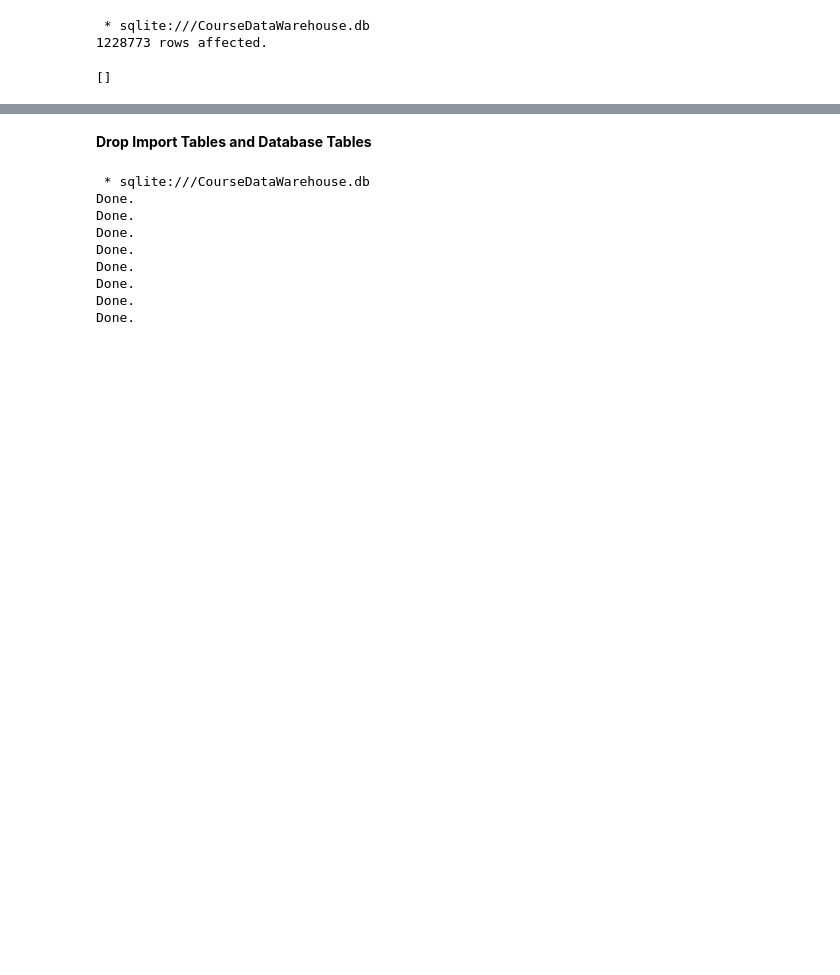
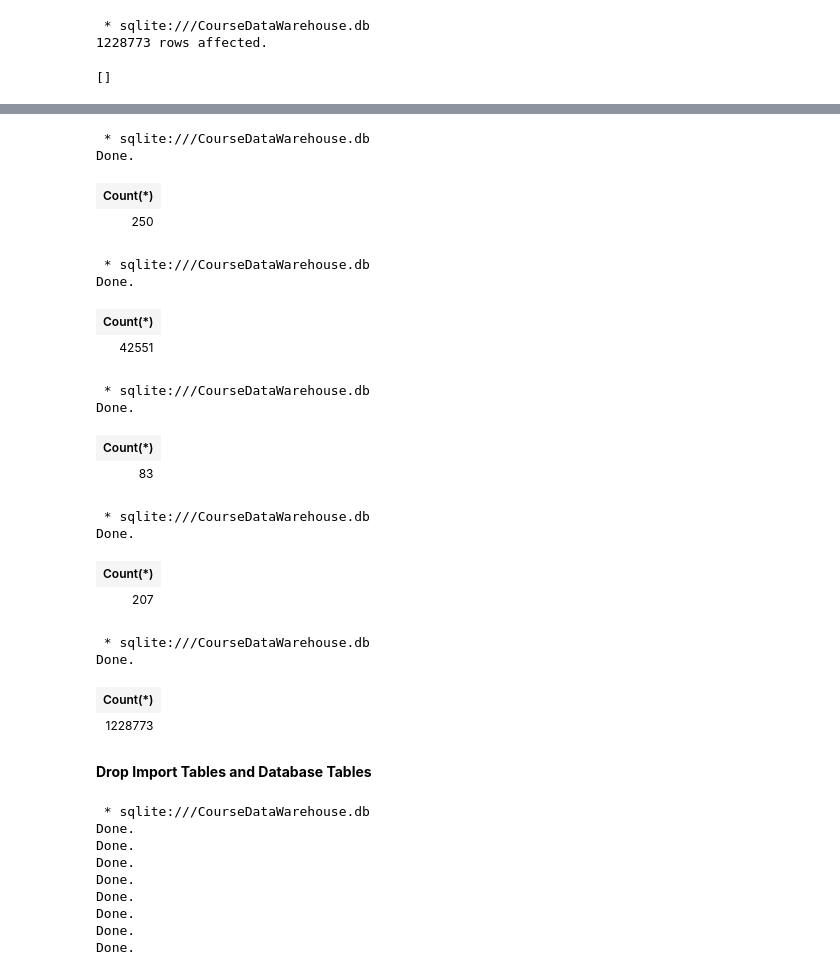
Before and after one commit to fairfield-university-ba-510-spring2019/final-project-team-new, a Jupyter notebook: Docs/CourseDataWarehouseETL.ipynb, the cells around one changed output, grey strips where cells are left out. Cells and saved outputs as stored; diff of their text form; code cells hidden in the pictures; blank space fills up the shorter version.

```diff
--- a/Docs/CourseDataWarehouseETL.ipynb
+++ b/Docs/CourseDataWarehouseETL.ipynb
@@ -444,6 +497,56 @@ Done.
 | 11628 | Winter2016 | David Gudelunas | Independent Study | DG | CO 0397 | None | None | 17 | None | 0 | ... |
 | 11629 | Winter2016 | William F. Vasquez Mazariegos | Independent Study | WVM | EC 0298 | None | None | 20 | None | 0 | ... |
 | 11630 | Winter2016 | Margaret A. Wills | General Studies Senior Project | MW | GS 0399 | None | None | 36 | None | 0 | ... |
+# %%
+%%sql
+-- Record Counts for Fees1
+SELECT Count(*) FROM Fees1 as 'FeeCount'
+   ;
+# %% [output]
+ * sqlite:///CourseDataWarehouse.db
+Done.
+| Count(*) |
+| 250 |
+# %%
+%%sql
+-- Record Counts for Meeting
+SELECT Count(*) FROM Meeting as 'MeetingCount'
+   ;
+# %% [output]
+ * sqlite:///CourseDataWarehouse.db
+Done.
+| Count(*) |
+| 42551 |
+# %%
+%%sql
+-- Record Counts for Program1
+SELECT Count(*) FROM Program1 as 'ProgramCount'
+   ;
+# %% [output]
+ * sqlite:///CourseDataWarehouse.db
+Done.
+| Count(*) |
+| 83 |
+# %%
+%%sql
+-- Record Counts for Location
+SELECT Count(*) FROM Location as 'LocationCount'
+   ;
+# %% [output]
+ * sqlite:///CourseDataWarehouse.db
+Done.
+| Count(*) |
+| 207 |
+# %%
+%%sql
+-- Record Counts for Course_Facts
+SELECT Count(*) FROM Course_Facts as 'FactsCount'
+   ;
+# %% [output]
+ * sqlite:///CourseDataWarehouse.db
+Done.
+| Count(*) |
+| 1228773 |
 # %% [markdown]
 **Drop Import Tables and Database Tables**
 # %%
```
Also changed, not shown: parts of 5 cells of this notebook, 2 other files.
